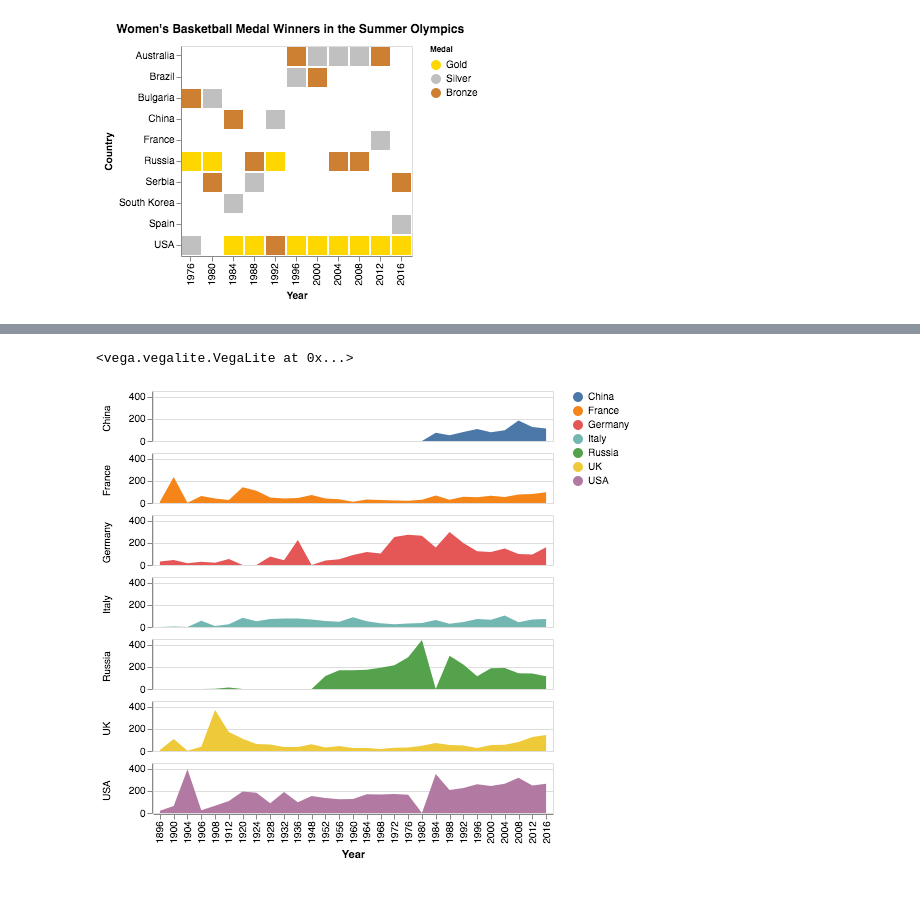
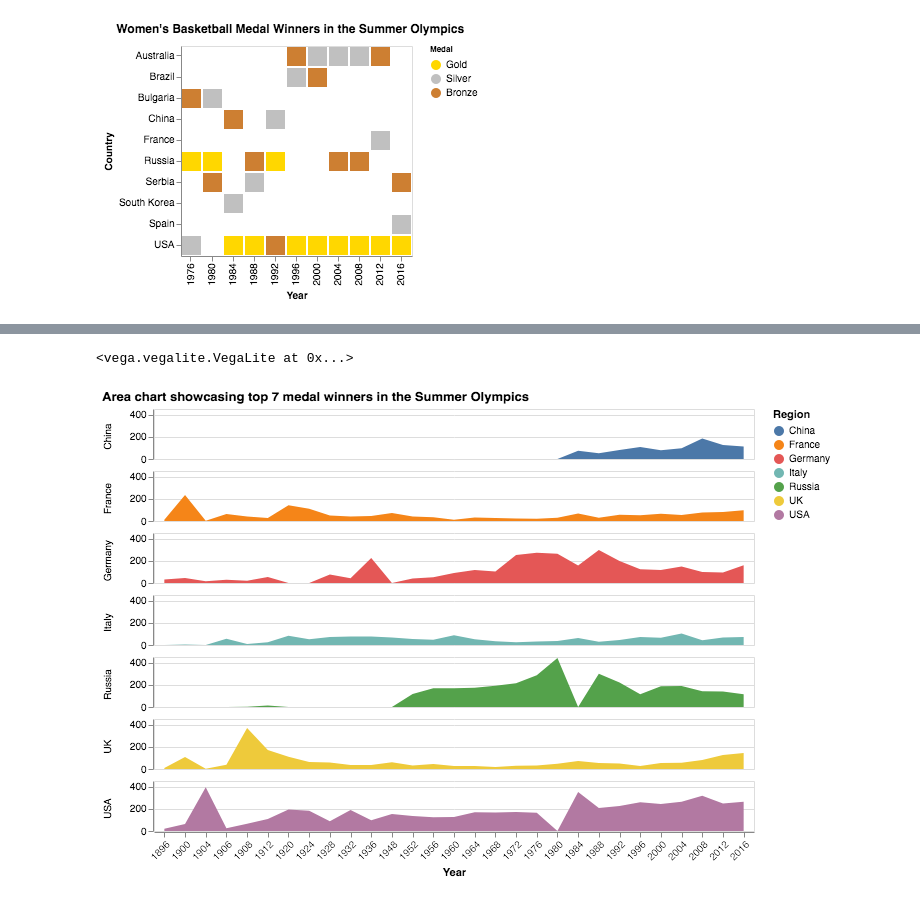
Before and after one commit to sarthakbatragatech/OlympicViz, a Jupyter notebook: 6. Medals.ipynb, the cells around one changed output, grey strips where cells are left out. Drawn from its saved outputs; the diff is of its cells as text; code cells hidden in the pictures.

```diff
--- a/6. Medals.ipynb
+++ b/6. Medals.ipynb
@@ -129,12 +130,16 @@ chart
 # %%
 chart.save('plots/medals/streamgraph_top.png', scale_factor=7.0)
 # %%
-alt.Chart(test).mark_area().encode(
+chart = alt.Chart(test).mark_area().encode(
     alt.X('Year:N', axis = alt.Axis(labelAngle=-45)),
     alt.Y('count(Medal):Q', title=''),
     alt.Color('region:N', title='Region'),
     row=alt.Row('region:N', title='')
-).properties(height=50, width=400)
+).properties(height=50, width=600)
-# %% [output]
-<vega.vegalite.VegaLite at 0x...>
-[figure, removed]
+# %%
+chart = chart.properties(title='Area chart showcasing top 7 medal winners in the Summer Olympics')
+# %%
+chart
+# %% [output]
+<vega.vegalite.VegaLite at 0x...>
+[figure, added]
```
Also changed, not shown: parts of 2 cells of this notebook, 2 other files.
